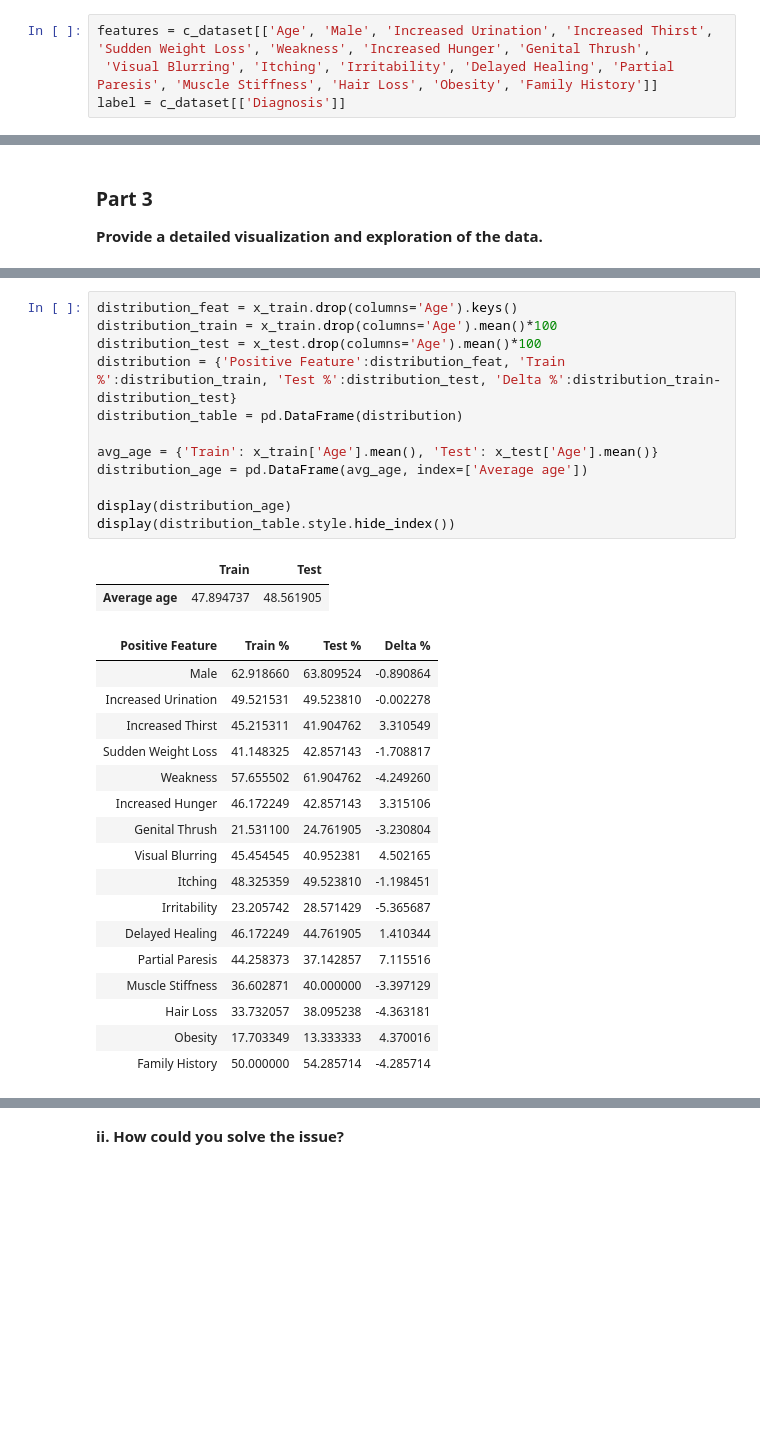
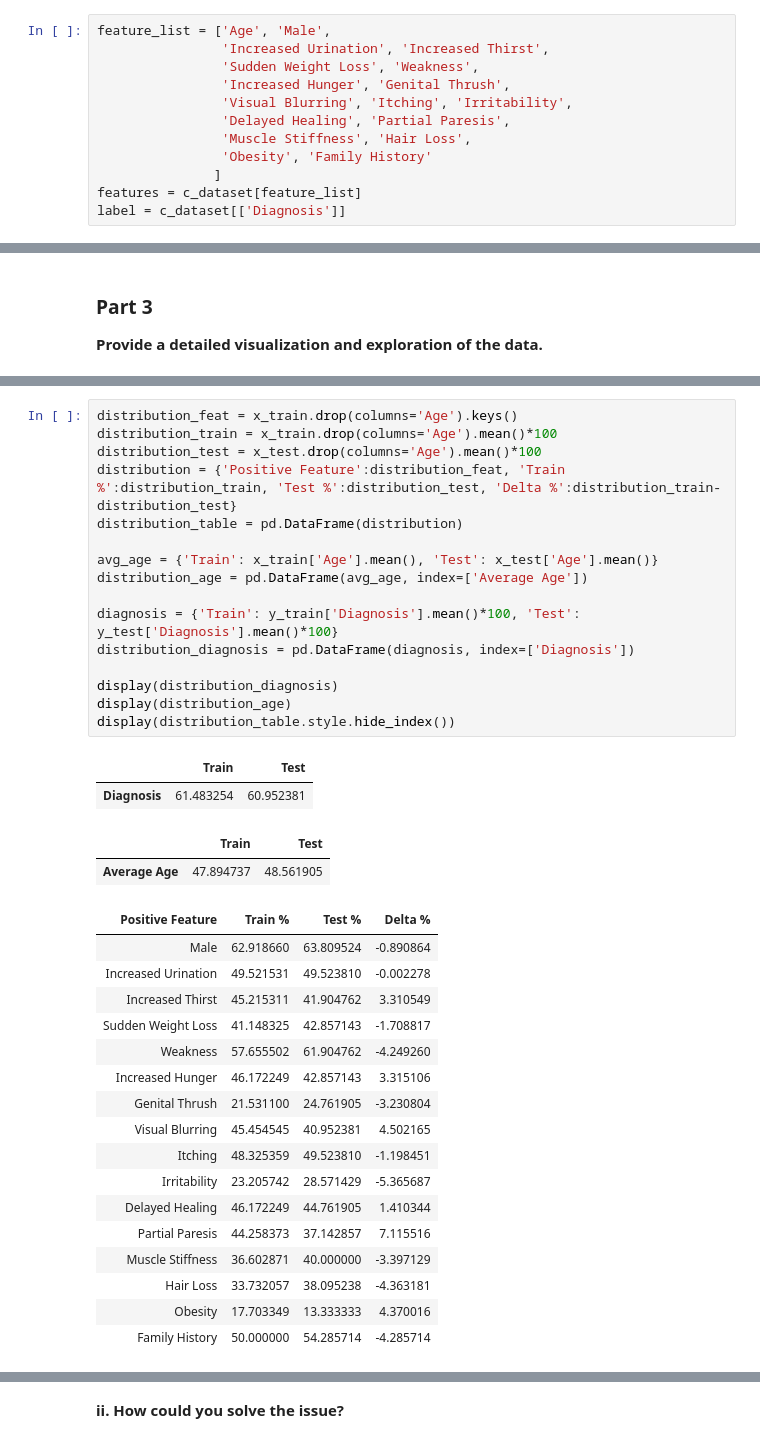
Before and after one commit to mlh-master/hw2_mlh-amit-yoel, a Jupyter notebook: HW2.ipynb, the cells around one changed output, grey strips where cells are left out. Saved outputs shown, nothing was run; the diff lists cells and outputs as text; blank space fills up the shorter version.

```diff
--- a/HW2.ipynb
+++ b/HW2.ipynb
@@ -81,8 +83,16 @@ plt.show()
 # %% [markdown]
 Split dataset to features and label
 # %%
-features = c_dataset[['Age', 'Male', 'Increased Urination', 'Increased Thirst', 'Sudden Weight Loss', 'Weakness', 'Increased Hunger', 'Genital Thrush',
- 'Visual Blurring', 'Itching', 'Irritability', 'Delayed Healing', 'Partial Paresis', 'Muscle Stiffness', 'Hair Loss', 'Obesity', 'Family History']]
+feature_list = ['Age', 'Male',
+                'Increased Urination', 'Increased Thirst',
+                'Sudden Weight Loss', 'Weakness',
+                'Increased Hunger', 'Genital Thrush',
+                'Visual Blurring', 'Itching', 'Irritability',
+                'Delayed Healing', 'Partial Paresis',
+                'Muscle Stiffness', 'Hair Loss',
+                'Obesity', 'Family History'
+               ]
+features = c_dataset[feature_list]
 label = c_dataset[['Diagnosis']]
 # %% [markdown]
 ### Part 2
@@ -97,33 +107,39 @@ a. We show the distribution of the features is similar between test and train:
 # %%
 distribution_feat = x_train.drop(columns='Age').keys()
 distribution_train = x_train.drop(columns='Age').mean()*100
 distribution_test = x_test.drop(columns='Age').mean()*100
 distribution = {'Positive Feature':distribution_feat, 'Train %':distribution_train, 'Test %':distribution_test, 'Delta %':distribution_train-distribution_test}
 distribution_table = pd.DataFrame(distribution)
 
 avg_age = {'Train': x_train['Age'].mean(), 'Test': x_test['Age'].mean()}
-distribution_age = pd.DataFrame(avg_age, index=['Average age'])
+distribution_age = pd.DataFrame(avg_age, index=['Average Age'])
 
+diagnosis = {'Train': y_train['Diagnosis'].mean()*100, 'Test': y_test['Diagnosis'].mean()*100}
+distribution_diagnosis = pd.DataFrame(diagnosis, index=['Diagnosis'])
+
+display(distribution_diagnosis)
 display(distribution_age)
 display(distribution_table.style.hide_index())
 # %% [output]
 |  | Train | Test |
-| Average age | 47.894737 | 48.561905 |
+| Diagnosis | 61.483254 | 60.952381 |
-| Positive Feature | Train % | Test % | Delta % |
-| Male | 62.918660 | 63.809524 | -0.890864 |
-| Increased Urination | 49.521531 | 49.523810 | -0.002278 |
-| Increased Thirst | 45.215311 | 41.904762 | 3.310549 |
-| Sudden Weight Loss | 41.148325 | 42.857143 | -1.708817 |
-| Weakness | 57.655502 | 61.904762 | -4.249260 |
-| Increased Hunger | 46.172249 | 42.857143 | 3.315106 |
-| Genital Thrush | 21.531100 | 24.761905 | -3.230804 |
-| Visual Blurring | 45.454545 | 40.952381 | 4.502165 |
-| Itching | 48.325359 | 49.523810 | -1.198451 |
-| Irritability | 23.205742 | 28.571429 | -5.365687 |
-| Delayed Healing | 46.172249 | 44.761905 | 1.410344 |
-| Partial Paresis | 44.258373 | 37.142857 | 7.115516 |
-| Muscle Stiffness | 36.602871 | 40.000000 | -3.397129 |
-| Hair Loss | 33.732057 | 38.095238 | -4.363181 |
-| Obesity | 17.703349 | 13.333333 | 4.370016 |
-| Family History | 50.000000 | 54.285714 | -4.285714 |
+|  | Train | Test |
+| Average Age | 47.894737 | 48.561905 |
+| Positive Feature | Train % | Test % | Delta % |
+| Male | 62.918660 | 63.809524 | -0.890864 |
+| Increased Urination | 49.521531 | 49.523810 | -0.002278 |
+| Increased Thirst | 45.215311 | 41.904762 | 3.310549 |
+| Sudden Weight Loss | 41.148325 | 42.857143 | -1.708817 |
+| Weakness | 57.655502 | 61.904762 | -4.249260 |
+| Increased Hunger | 46.172249 | 42.857143 | 3.315106 |
+| Genital Thrush | 21.531100 | 24.761905 | -3.230804 |
+| Visual Blurring | 45.454545 | 40.952381 | 4.502165 |
+| Itching | 48.325359 | 49.523810 | -1.198451 |
+| Irritability | 23.205742 | 28.571429 | -5.365687 |
+| Delayed Healing | 46.172249 | 44.761905 | 1.410344 |
+| Partial Paresis | 44.258373 | 37.142857 | 7.115516 |
+| Muscle Stiffness | 36.602871 | 40.000000 | -3.397129 |
+| Hair Loss | 33.732057 | 38.095238 | -4.363181 |
+| Obesity | 17.703349 | 13.333333 | 4.370016 |
+| Family History | 50.000000 | 54.285714 | -4.285714 |
 # %% [markdown]
```
Also changed, not shown: parts of 30 cells of this notebook.
